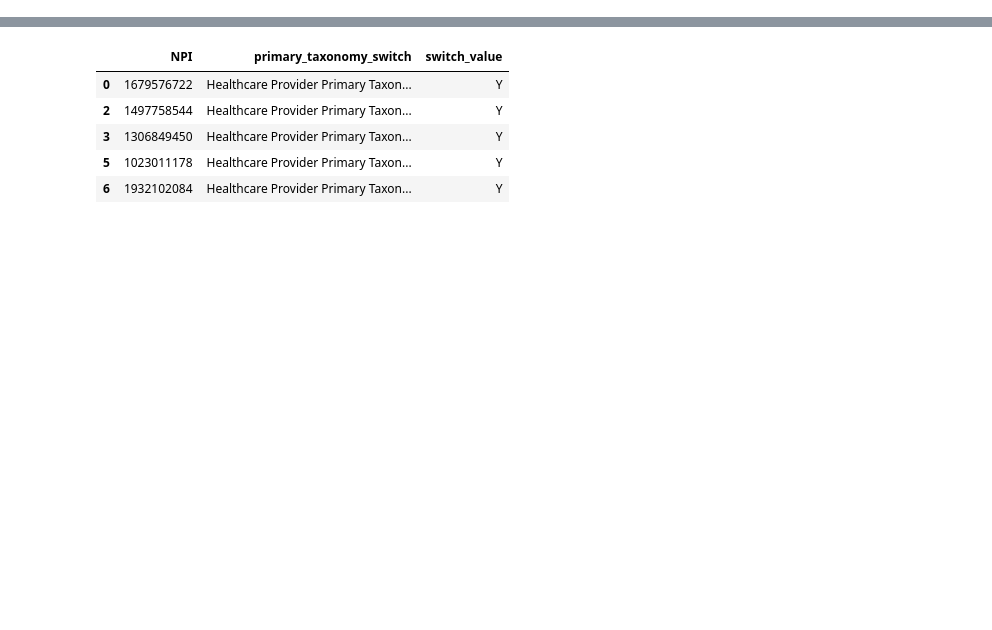
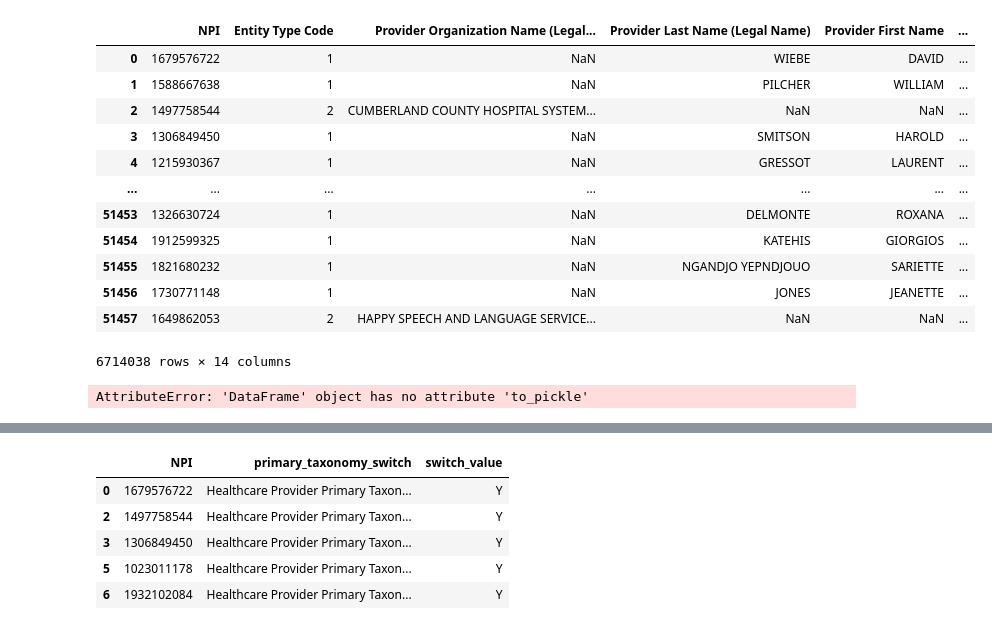
Before and after one commit to maevadevs/Hcbb-Hop-Team, a Jupyter notebook: notebooks/cleaning_hops_data.ipynb, the cells around one changed output, grey strips where cells are left out. Cells and saved outputs as stored; diff of their text form; code cells hidden in the pictures; blank space fills up the shorter version.

Commit message:
preping data

```diff
--- a/notebooks/cleaning_hops_data.ipynb
+++ b/notebooks/cleaning_hops_data.ipynb
@@ -160,3 +160,23 @@ npidata  = npidata_raw[['NPI','Entity Type Code','Provider Organization Name (Le
                 'Provider Credential Text','Provider First Line Business Mailing Address',
                 'Provider Second Line Business Mailing Address','Provider Business Mailing Address City Name',
          'Provider Business Mailing Address State Name','Provider Business Mailing Address Postal Code']]
+# %%
+npidata.compute()
+# %% [output]
+|  | NPI | Entity Type Code | Provider Organization Name (Legal... | Provider Last Name (Legal Name) | Provider First Name | ... |
+| 0 | 1679576722 | 1 | NaN | WIEBE | DAVID | ... |
+| 1 | 1588667638 | 1 | NaN | PILCHER | WILLIAM | ... |
+| 2 | 1497758544 | 2 | CUMBERLAND COUNTY HOSPITAL SYSTEM... | NaN | NaN | ... |
+| 3 | 1306849450 | 1 | NaN | SMITSON | HAROLD | ... |
+| 4 | 1215930367 | 1 | NaN | GRESSOT | LAURENT | ... |
+| ... | ... | ... | ... | ... | ... | ... |
+| 51453 | 1326630724 | 1 | NaN | DELMONTE | ROXANA | ... |
+| 51454 | 1912599325 | 1 | NaN | KATEHIS | GIORGIOS | ... |
+| 51455 | 1821680232 | 1 | NaN | NGANDJO YEPNDJOUO | SARIETTE | ... |
+| 51456 | 1730771148 | 1 | NaN | JONES | JEANETTE | ... |
+| 51457 | 1649862053 | 2 | HAPPY SPEECH AND LANGUAGE SERVICE... | NaN | NaN | ... |
+6714038 rows × 14 columns
+# %%
+npidata.to_pickle('pickled_npi.pkl')
+# %% [output]
+AttributeError: 'DataFrame' object has no attribute 'to_pickle'
```
Also changed, not shown: parts of 33 cells of this notebook.
